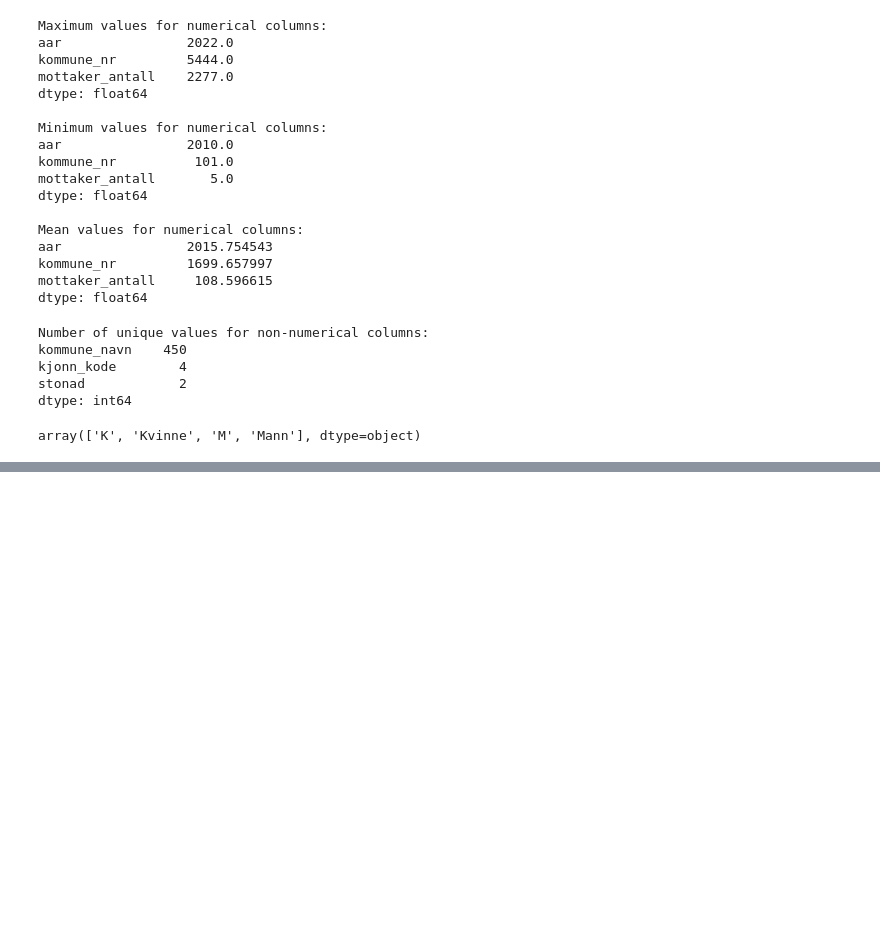
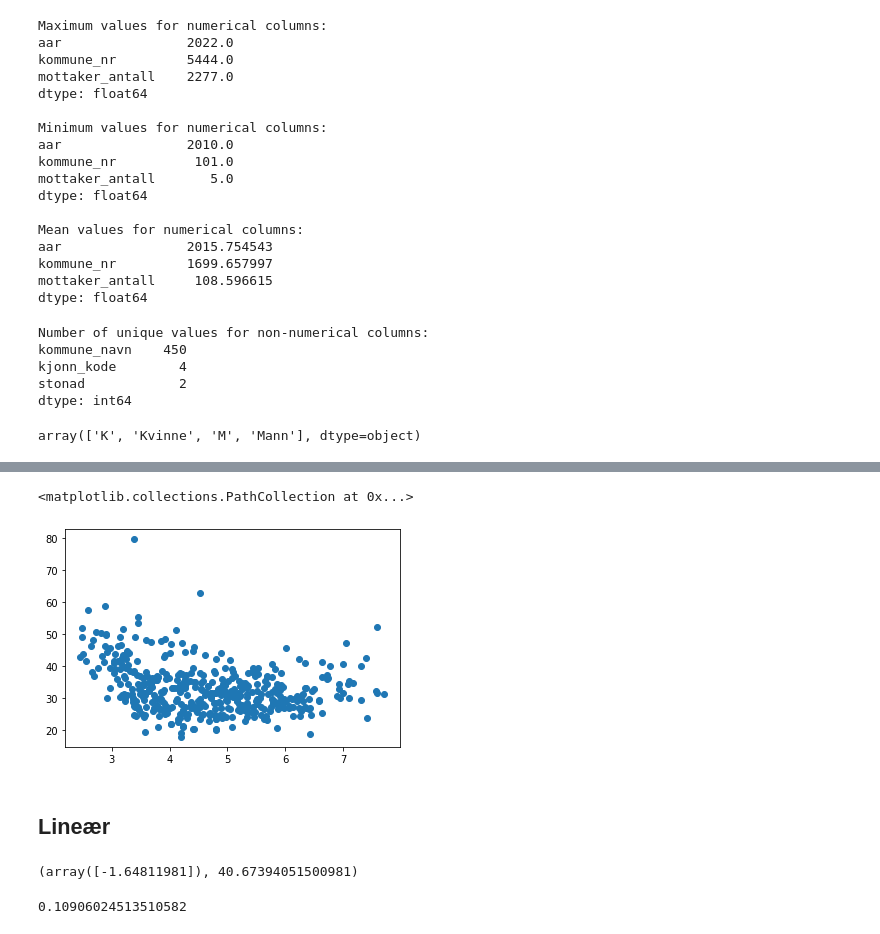
Before and after one commit to MrAldrin/div_prosjekter, a Jupyter notebook: nav_interview/inspection.ipynb, the cells around one changed output, grey strips where cells are left out. Saved outputs shown, nothing was run; the diff lists cells and outputs as text; code cells hidden in the pictures; blank space fills up the shorter version.

```diff
--- a/nav_interview/inspection.ipynb
+++ b/nav_interview/inspection.ipynb
@@ -112,0 +174,5 @@ pivot_df
+# %%
+plt.scatter(np.log(test["Totalt"]), test["Dagpenger_%"])
+# %% [output]
+<matplotlib.collections.PathCollection at 0x...>
+[figure, added]
@@ -112,0 +187,2 @@ pivot_df
+# %% [markdown]
+## Lineær
@@ -112,0 +191,10 @@ pivot_df
+# %%
+slope = reg.coef_
+intercept = reg.intercept_
+slope, intercept
+# %% [output]
+(array([-1.64811981]), 40.67394051500981)
+# %%
+r2_score(y_test, reg.predict(x_test))
+# %% [output]
+0.10906024513510582
```
Also changed, not shown: parts of 37 cells of this notebook.
